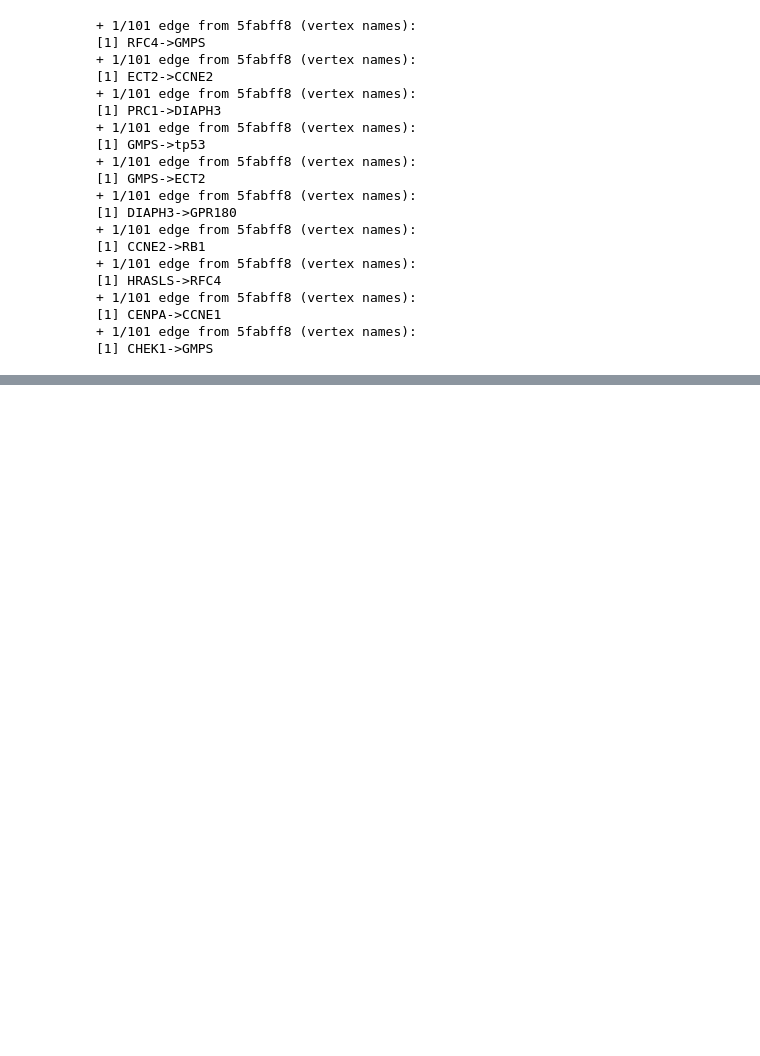
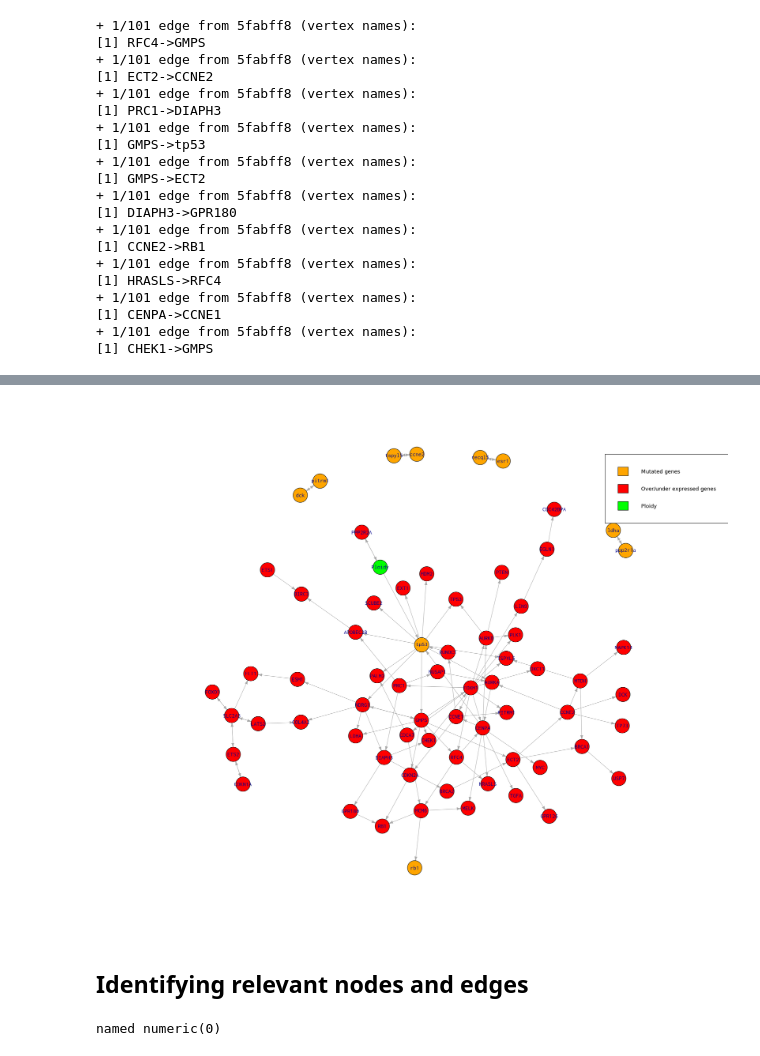
Before and after one commit to skourta/cosmicCancer-network-reconstruction, a Jupyter notebook: TP.ipynb, the cells around one changed output, grey strips where cells are left out. Cells and saved outputs as stored; diff of their text form; code cells hidden in the pictures; blank space fills up the shorter version.

```diff
--- a/TP.ipynb
+++ b/TP.ipynb
@@ -669,0 +806,7 @@ for (name in top10Edges$name){
+# %%
+degree_hc = degree(cosmicCancer_miic_net, mode="all")
+# %%
+zero_vertices = as.data.frame(degree_hc[degree_hc==0])
+# %%
+zero_vertices = rownames(zero_vertices)
+zero_vertices
@@ -669,0 +832,20 @@ for (name in top10Edges$name){
+# %%
+cleaned_graph_miic = delete_vertices(graph = cosmicCancer_miic_net, v = zero_vertices)
+# %%
+e <- get.edgelist(cleaned_graph_miic,names=FALSE)
+l <- qgraph.layout.fruchtermanreingold(e,vcount=vcount(cleaned_graph_miic))
+plot(cleaned_graph_miic,layout=l,vertex.size=7, edge.arrow.size = .2, vertex.color = ifelse(V(cleaned_graph_miic)$name == toupper(V(cleaned_graph_miic)$name) , "red",ifelse(V(cleaned_graph_miic)$name == "Ploidy", "green", "orange")))
+legend(0.9,1,
+       legend=c("Mutated genes", "Over/under expressed genes", "Ploidy"),
+       fill = c("orange", "red", "green"),       # Color of the squares
+       border = "black", # Color of the border of the squares
+       cex = 0.9)
+# mtext("Removed 0 level vertices", side=1)
+# %% [output]
+[figure, added]
+# %% [markdown]
+## Identifying relevant nodes and edges
+# %%
+miic_adj["rb1",][miic_adj["rb1",]<0]
+# %% [output]
+named numeric(0)
```
Also changed, not shown: parts of 41 cells of this notebook.
